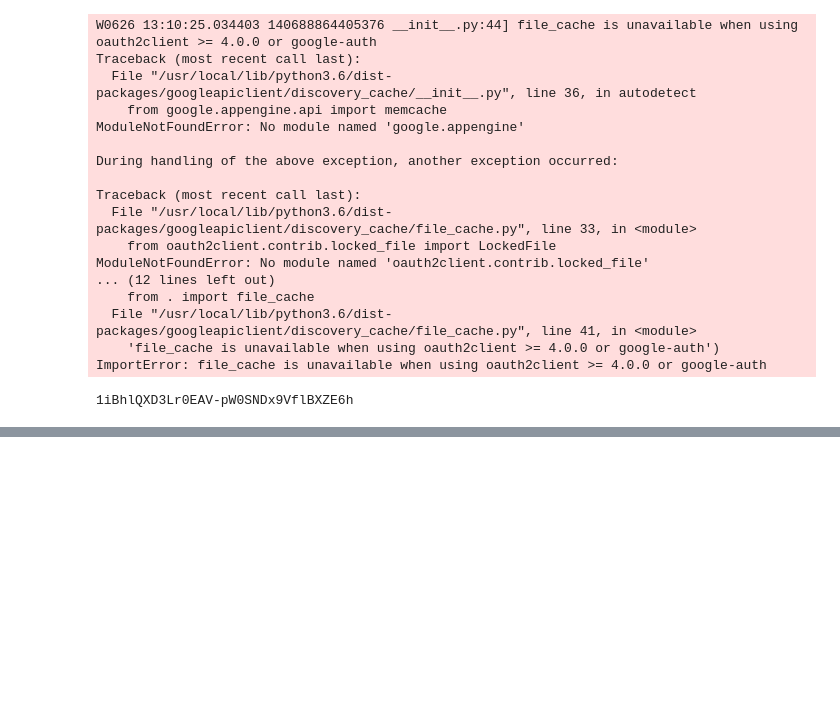
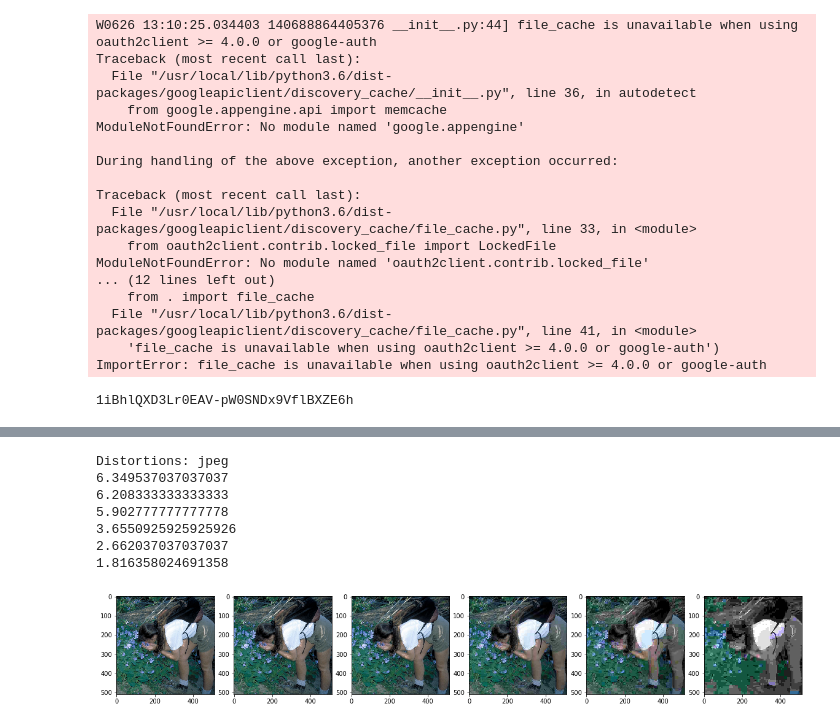
Before and after one commit to adifatol/BIQA, a Jupyter notebook: convNetwork.ipynb, the cells around one changed output, grey strips where cells are left out. Drawn from its saved outputs; the diff is of its cells as text; code cells hidden in the pictures; blank space fills up the shorter version.

```diff
--- a/convNetwork.ipynb
+++ b/convNetwork.ipynb
@@ -689,0 +729,20 @@ ImportError: file_cache is unavailable when using oauth2client >= 4.0.0 or googl
+# %%
+# Set 2
+
+i = randint(0,NR_IMG-1)
+d = randint(0, len(DISTORT)-1)
+dist = DISTORT[d]
+to_predict = [images['orig'][i], images[dist]['1'][i], images[dist]['2'][i], images[dist]['3'][i], images[dist]['4'][i], images[dist]['5'][i]]
+
+print("Distortions: {}".format(dist))
+test_pred(to_predict)
+plot_all(to_predict, columns=6)
+# %% [output]
+Distortions: jpeg
+6.349537037037037
+6.208333333333333
+5.902777777777778
+3.6550925925925926
+2.662037037037037
+1.816358024691358
+[figure, added]
```
Also changed, not shown: parts of 14 cells of this notebook.
